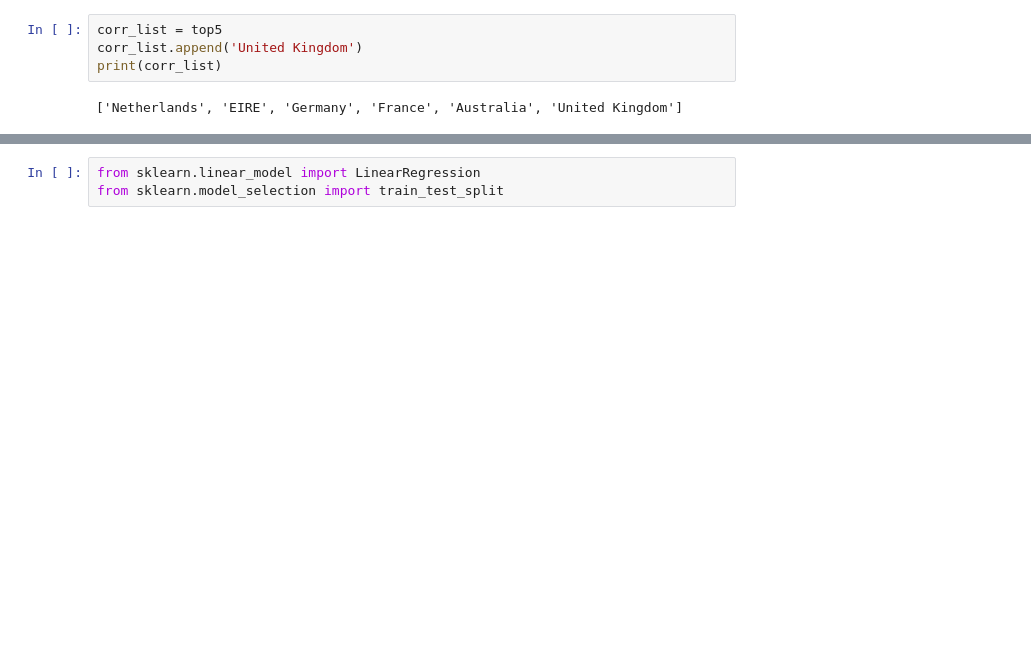
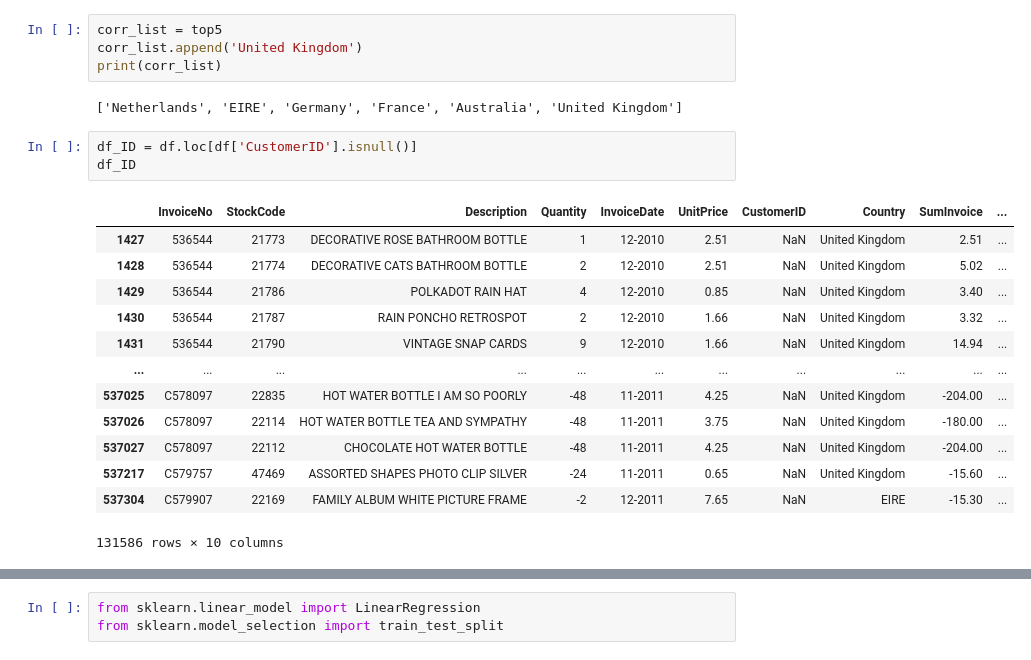
Before and after one commit to semina-lena/Eremeeva_DA-27, a Jupyter notebook: Eremeeva_DA-27.ipynb, the cells around one changed output, grey strips where cells are left out. Drawn from its saved outputs; the diff is of its cells as text; blank space fills up the shorter version.

```diff
--- a/Eremeeva_DA-27.ipynb
+++ b/Eremeeva_DA-27.ipynb
@@ -616,3 +627,20 @@ corr_list.append('United Kingdom')
 print(corr_list)
 # %% [output]
 ['Netherlands', 'EIRE', 'Germany', 'France', 'Australia', 'United Kingdom']
+# %%
+df_ID = df.loc[df['CustomerID'].isnull()]
+df_ID
+# %% [output]
+|  | InvoiceNo | StockCode | Description | Quantity | InvoiceDate | UnitPrice | CustomerID | Country | SumInvoice | ... |
+| 1427 | 536544 | 21773 | DECORATIVE ROSE BATHROOM BOTTLE | 1 | 12-2010 | 2.51 | NaN | United Kingdom | 2.51 | ... |
+| 1428 | 536544 | 21774 | DECORATIVE CATS BATHROOM BOTTLE | 2 | 12-2010 | 2.51 | NaN | United Kingdom | 5.02 | ... |
+| 1429 | 536544 | 21786 | POLKADOT RAIN HAT | 4 | 12-2010 | 0.85 | NaN | United Kingdom | 3.40 | ... |
+| 1430 | 536544 | 21787 | RAIN PONCHO RETROSPOT | 2 | 12-2010 | 1.66 | NaN | United Kingdom | 3.32 | ... |
+| 1431 | 536544 | 21790 | VINTAGE SNAP CARDS | 9 | 12-2010 | 1.66 | NaN | United Kingdom | 14.94 | ... |
+| ... | ... | ... | ... | ... | ... | ... | ... | ... | ... | ... |
+| 537025 | C578097 | 22835 | HOT WATER BOTTLE I AM SO POORLY | -48 | 11-2011 | 4.25 | NaN | United Kingdom | -204.00 | ... |
+| 537026 | C578097 | 22114 | HOT WATER BOTTLE TEA AND SYMPATHY | -48 | 11-2011 | 3.75 | NaN | United Kingdom | -180.00 | ... |
+| 537027 | C578097 | 22112 | CHOCOLATE HOT WATER BOTTLE | -48 | 11-2011 | 4.25 | NaN | United Kingdom | -204.00 | ... |
+| 537217 | C579757 | 47469 | ASSORTED SHAPES PHOTO CLIP SILVER | -24 | 11-2011 | 0.65 | NaN | United Kingdom | -15.60 | ... |
+| 537304 | C579907 | 22169 | FAMILY ALBUM WHITE PICTURE FRAME | -2 | 12-2011 | 7.65 | NaN | EIRE | -15.30 | ... |
+131586 rows × 10 columns
```
Also changed, not shown: parts of 15 cells of this notebook.
